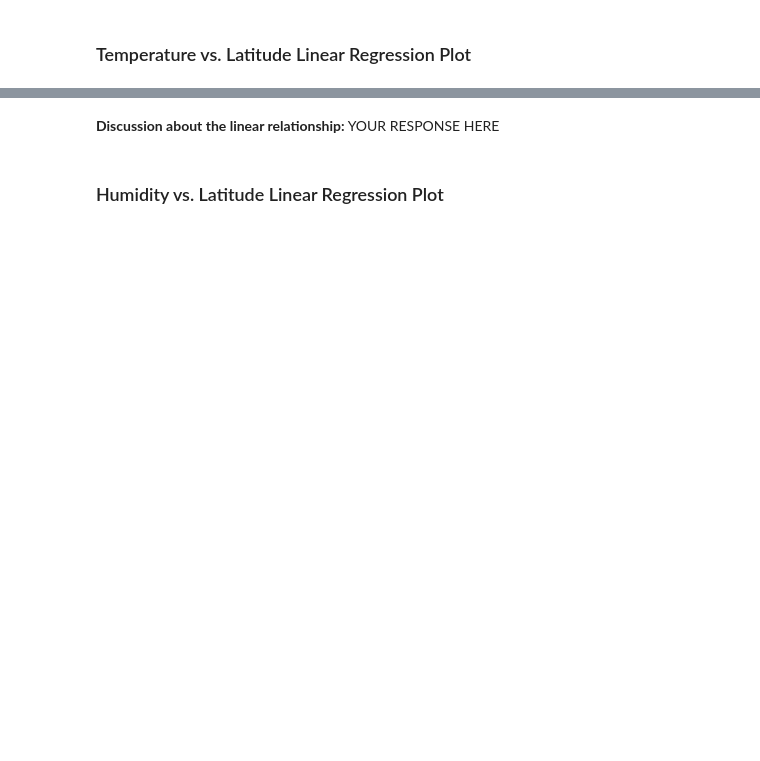
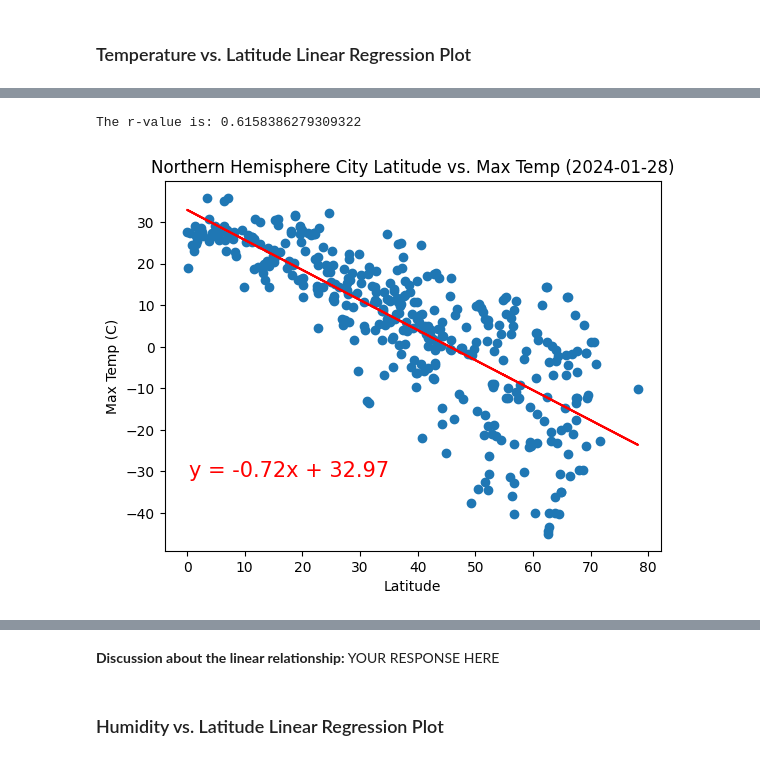
Before and after one commit to mdg1317/python-api-challenge, a Jupyter notebook: WeatherPy/WeatherPy.ipynb, the cells around one changed output, grey strips where cells are left out. Saved outputs shown, nothing was run; the diff lists cells and outputs as text; code cells hidden in the pictures; blank space fills up the shorter version.

```diff
--- a/WeatherPy/WeatherPy.ipynb
+++ b/WeatherPy/WeatherPy.ipynb
@@ -273,2 +270,21 @@ plt.show()
+# %%
+# Define a function to create Linear Regression plots
+def linearRegression(x_values, y_values, annotate_x, annotate_y, title, x_label, y_label):
+    (slope, intercept, rvalue, pvalue, stderr) = linregress(x_values, y_values)
+    regress_values = x_values * slope + intercept
+    line_eq = "y = " + str(round(slope, 2)) + "x + " + str(round(intercept, 2))
+
+    plt.scatter(x_values, y_values)
+    plt.plot(x_values, regress_values, "r-")
+
+    # xycoords parameter taken from Matplotlib documentation: https://matplotlib.org/stable/api/_as_gen/matplotlib.pyplot.annotate.html
+    plt.annotate(line_eq, (annotate_x, annotate_y), xycoords='axes fraction', fontsize=15, color="red")
+
+    plt.title(title)
+    plt.xlabel(x_label)
+    plt.ylabel(y_label)
+
+    print(f"The r-value is: {rvalue**2}")
+    plt.show()
 # %%
 # Create a DataFrame with the Northern Hemisphere data (Latitude >= 0)
@@ -314,0 +319,9 @@ The r-value is: 0.4121057168607245
+# %%
+# Linear regression on Northern Hemisphere
+title = f"Northern Hemisphere City Latitude vs. Max Temp ({date})"
+x_label = "Latitude"
+y_label = "Max Temp (C)"
+linearRegression(northern_hemi_df["Lat"], northern_hemi_df["Max Temp"], 0.05, 0.2, title, x_label, y_label)
+# %% [output]
+The r-value is: 0.6158386279309322
+[figure, added]
```
Also changed, not shown: parts of 18 cells of this notebook.
